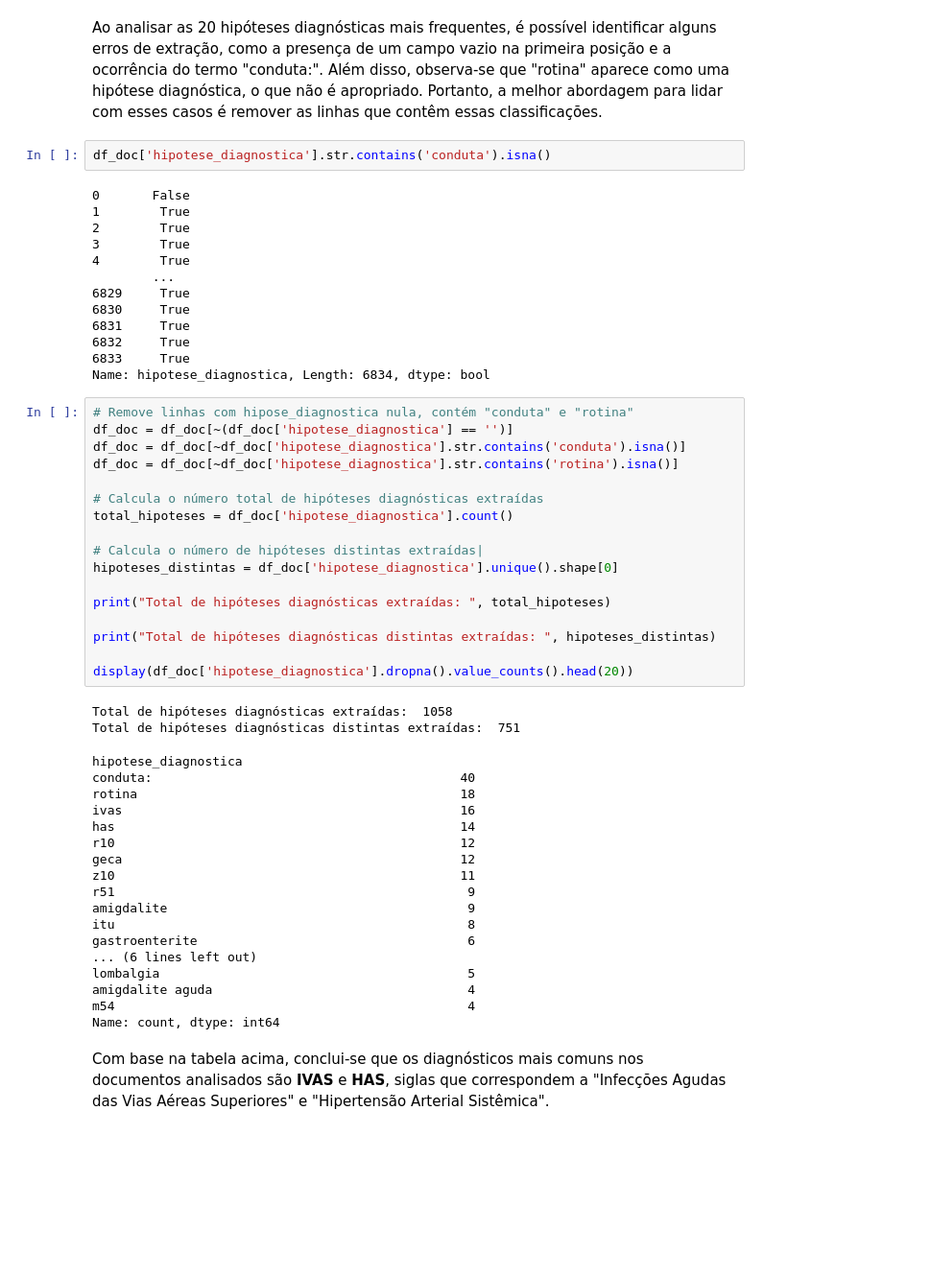
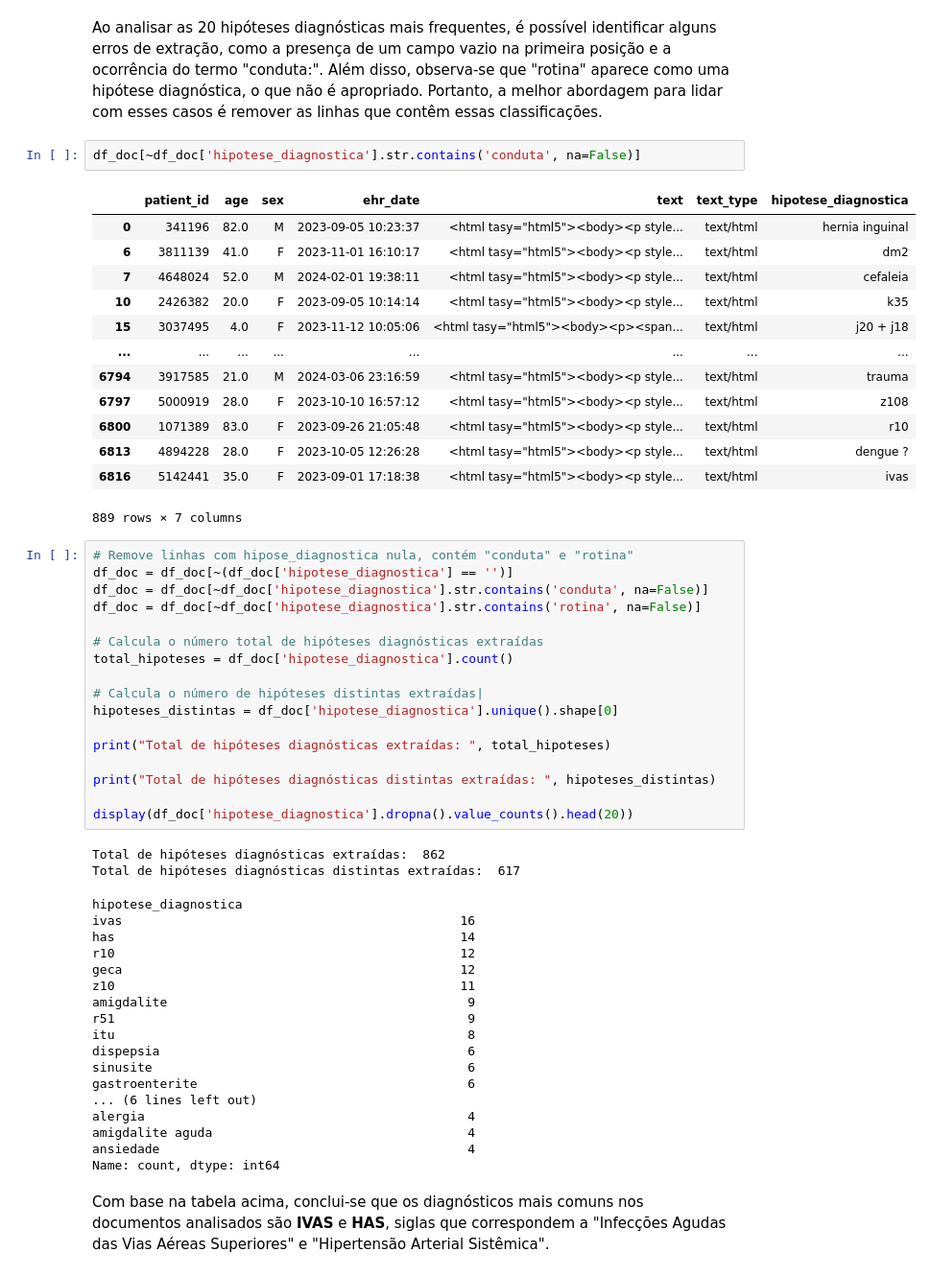
Before and after one commit to pdcos/neuralmed_challenge, a Jupyter notebook: solution.ipynb, the cells around one changed output. Shown at 96% size. Cells and saved outputs as stored; diff of their text form; blank space fills up the shorter version.

```diff
--- a/solution.ipynb
+++ b/solution.ipynb
@@ -249,25 +249,26 @@ Name: count, dtype: int64
 # %% [markdown]
 Ao analisar as 20 hipóteses diagnósticas mais frequentes, é possível identificar alguns erros de extração, como a presença de um campo vazio na primeira posição e a ocorrência do termo "conduta:". Além disso, observa-se que "rotina" aparece como uma hipótese diagnóstica, o que não é apropriado. Portanto, a melhor abordagem para lidar com esses casos é remover as linhas que contêm essas classificações.
 # %%
-df_doc['hipotese_diagnostica'].str.contains('conduta').isna()
+df_doc[~df_doc['hipotese_diagnostica'].str.contains('conduta', na=False)]
 # %% [output]
+|  | patient_id | age | sex | ehr_date | text | text_type | hipotese_diagnostica |
+| 0 | 341196 | 82.0 | M | 2023-09-05 10:23:37 | <html tasy="html5"><body><p style... | text/html | hernia inguinal |
+| 6 | 3811139 | 41.0 | F | 2023-11-01 16:10:17 | <html tasy="html5"><body><p style... | text/html | dm2 |
+| 7 | 4648024 | 52.0 | M | 2024-02-01 19:38:11 | <html tasy="html5"><body><p style... | text/html | cefaleia |
+| 10 | 2426382 | 20.0 | F | 2023-09-05 10:14:14 | <html tasy="html5"><body><p style... | text/html | k35 |
+| 15 | 3037495 | 4.0 | F | 2023-11-12 10:05:06 | <html tasy="html5"><body><p><span... | text/html | j20 + j18 |
+| ... | ... | ... | ... | ... | ... | ... | ... |
+| 6794 | 3917585 | 21.0 | M | 2024-03-06 23:16:59 | <html tasy="html5"><body><p style... | text/html | trauma |
+| 6797 | 5000919 | 28.0 | F | 2023-10-10 16:57:12 | <html tasy="html5"><body><p style... | text/html | z108 |
+| 6800 | 1071389 | 83.0 | F | 2023-09-26 21:05:48 | <html tasy="html5"><body><p style... | text/html | r10 |
+| 6813 | 4894228 | 28.0 | F | 2023-10-05 12:26:28 | <html tasy="html5"><body><p style... | text/html | dengue ? |
+| 6816 | 5142441 | 35.0 | F | 2023-09-01 17:18:38 | <html tasy="html5"><body><p style... | text/html | ivas |
-0       False
-1        True
-2        True
-3        True
-4        True
-        ...
-6829     True
-6830     True
-6831     True
-6832     True
-6833     True
-Name: hipotese_diagnostica, Length: 6834, dtype: bool
+889 rows × 7 columns
 # %%
 # Remove linhas com hipose_diagnostica nula, contém "conduta" e "rotina"
 df_doc = df_doc[~(df_doc['hipotese_diagnostica'] == '')]
-df_doc = df_doc[~df_doc['hipotese_diagnostica'].str.contains('conduta').isna()]
-df_doc = df_doc[~df_doc['hipotese_diagnostica'].str.contains('rotina').isna()]
+df_doc = df_doc[~df_doc['hipotese_diagnostica'].str.contains('conduta', na=False)]
+df_doc = df_doc[~df_doc['hipotese_diagnostica'].str.contains('rotina', na=False)]
 
 # Calcula o número total de hipóteses diagnósticas extraídas
 total_hipoteses = df_doc['hipotese_diagnostica'].count()
@@ -281,24 +282,24 @@ print("Total de hipóteses diagnósticas distintas extraídas: ", hipoteses_dist
 
 display(df_doc['hipotese_diagnostica'].dropna().value_counts().head(20))
 # %% [output]
-Total de hipóteses diagnósticas extraídas:  1058
-Total de hipóteses diagnósticas distintas extraídas:  751
+Total de hipóteses diagnósticas extraídas:  862
+Total de hipóteses diagnósticas distintas extraídas:  617
 hipotese_diagnostica
-conduta:                                         40
-rotina                                           18
 ivas                                             16
 has                                              14
 r10                                              12
 geca                                             12
 z10                                              11
+amigdalite                                        9
 r51                                               9
-amigdalite                                        9
 itu                                               8
+dispepsia                                         6
+sinusite                                          6
 gastroenterite                                    6
 ... (6 lines left out)
-lombalgia                                         5
+alergia                                           4
 amigdalite aguda                                  4
-m54                                               4
+ansiedade                                         4
 Name: count, dtype: int64
 # %% [markdown]
 Com base na tabela acima, conclui-se que os diagnósticos mais comuns nos documentos analisados são **IVAS** e **HAS**, siglas que correspondem a "Infecções Agudas das Vias Aéreas Superiores" e "Hipertensão Arterial Sistêmica".
```
Also changed, not shown: parts of 16 cells of this notebook.
